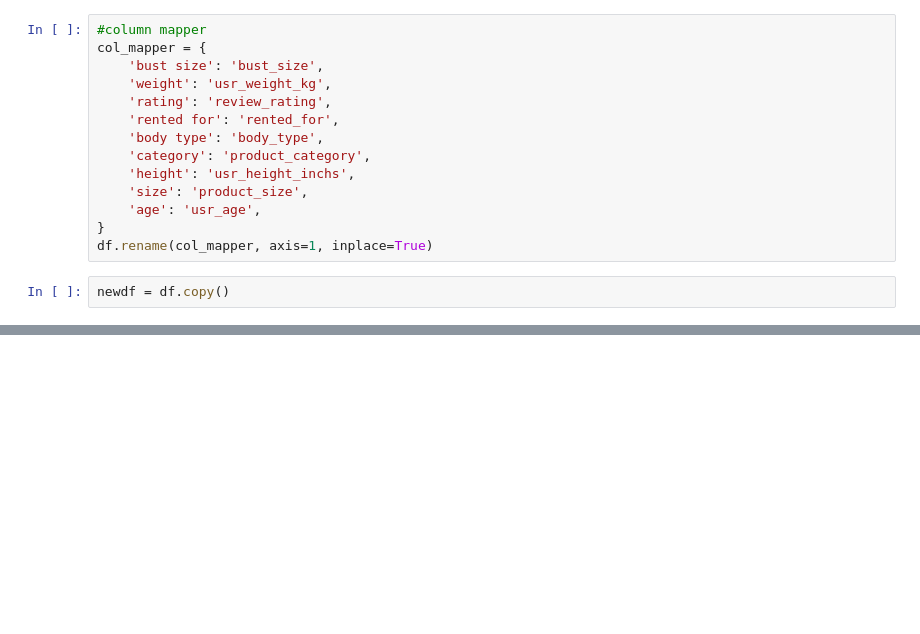
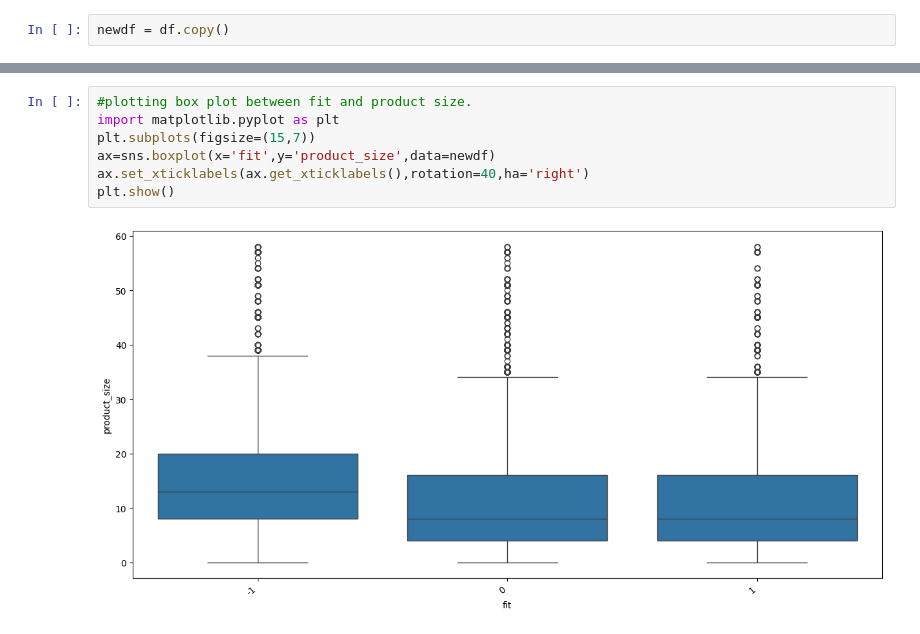
Before and after one commit to vandanshah17/CMPE_255_FitSense, a Jupyter notebook: CMPE255_FitSense.ipynb, the cells around one changed output, grey strips where cells are left out. Drawn from its saved outputs; the diff is of its cells as text; blank space fills up the shorter version.

```diff
--- a/CMPE255_FitSense.ipynb
+++ b/CMPE255_FitSense.ipynb
@@ -133,19 +75,5 @@ Data columns (total 15 columns):
  14  review_date     158219 non-null  datetime64[ns]
 dtypes: datetime64[ns](1), float64(4), int64(3), object(7)
 memory usage: 19.3+ MB
-# %%
-#column mapper
-col_mapper = {
-    'bust size': 'bust_size',
-    'weight': 'usr_weight_kg',
-    'rating': 'review_rating',
-    'rented for': 'rented_for',
-    'body type': 'body_type',
-    'category': 'product_category',
-    'height': 'usr_height_inchs',
-    'size': 'product_size',
-    'age': 'usr_age',
-}
-df.rename(col_mapper, axis=1, inplace=True)
 # %%
 newdf = df.copy()
@@ -151,0 +131,9 @@ newdf = df.copy()
+# %%
+#plotting box plot between fit and product size.
+import matplotlib.pyplot as plt
+plt.subplots(figsize=(15,7))
+ax=sns.boxplot(x='fit',y='product_size',data=newdf)
+ax.set_xticklabels(ax.get_xticklabels(),rotation=40,ha='right')
+plt.show()
+# %% [output]
+[figure, added]
```
Also changed, not shown: parts of 7 cells of this notebook.
